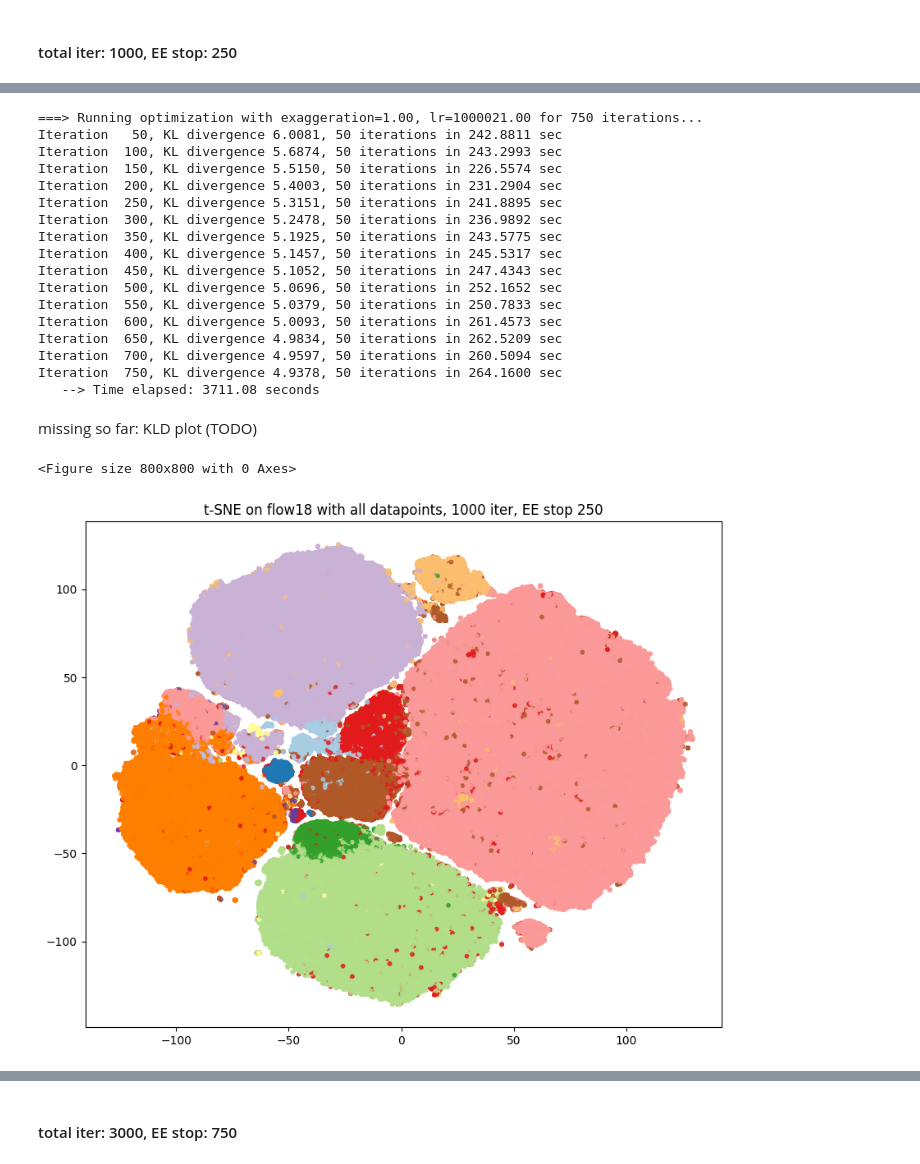
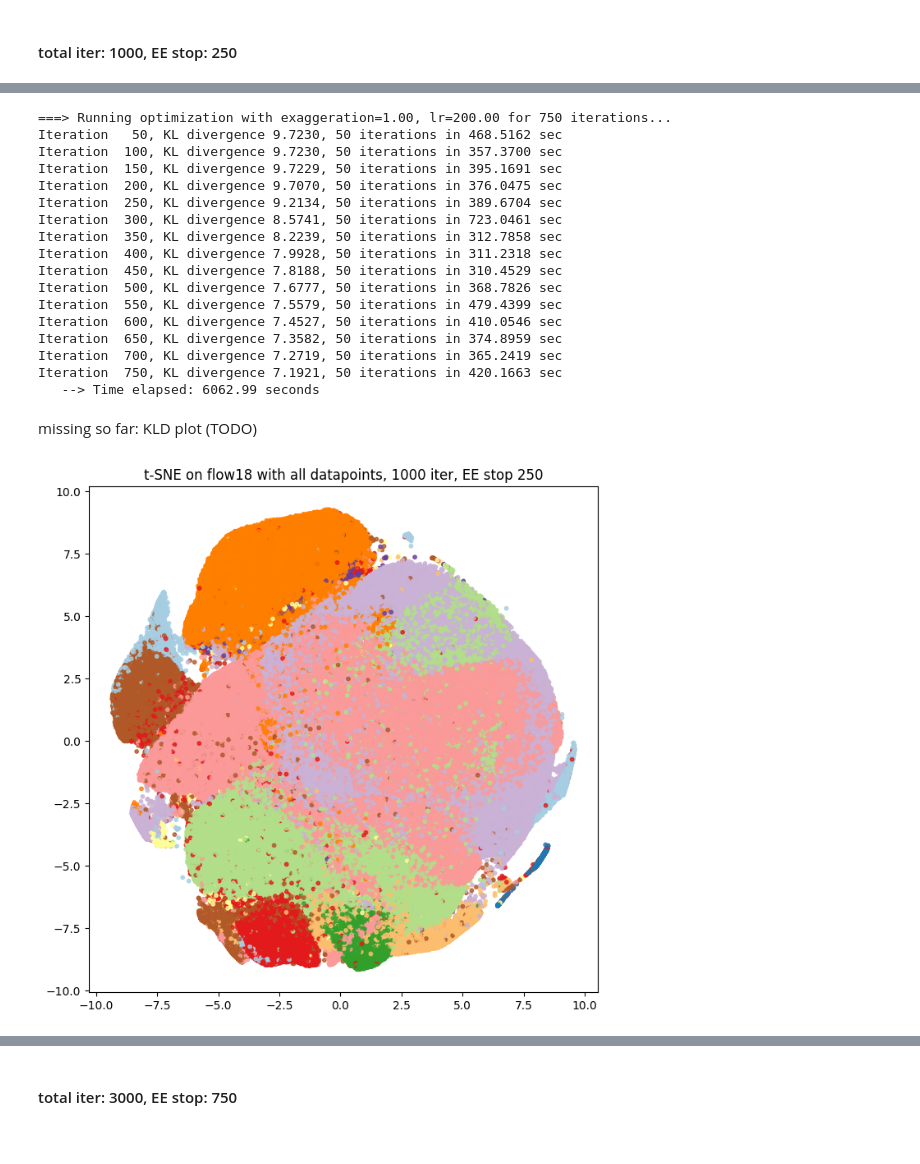
Before and after one commit to giSolve/thesis, a Jupyter notebook: code/replicating_opt-SNE.ipynb, the cells around one changed output, grey strips where cells are left out. Drawn from its saved outputs; the diff is of its cells as text; code cells hidden in the pictures.

```diff
--- a/code/replicating_opt-SNE.ipynb
+++ b/code/replicating_opt-SNE.ipynb
@@ -89,7 +79,18 @@ embedding = TSNEEmbedding(
+# %%
+# step 2: define initial embedding
+# init = openTSNE.initialization.pca(features.to_numpy(), random_state=12)
+init = openTSNE.initialization.random(n_samples=len(features) ,random_state=12, verbose=True)
+# %%
+# step 3: construct TSNEEmbedding object
+embedding = openTSNE.TSNEEmbedding(
+    init,
+    affinites,
+    verbose=True
+)
 # %% [markdown]
 #### total iter: 1000, EE stop: 250
 # %%
 ## step 4: EE phase
 kld_tracker_EE = KLDTracker(record_every=10)
-EE250_embedding = embedding.optimize(n_iter=250, exaggeration=12, callbacks= kld_tracker_EE, callbacks_every_iters=10, verbose=True)
+EE250_embedding = embedding.optimize(n_iter=250, learning_rate=200, exaggeration=12, momentum=0.5, callbacks= kld_tracker_EE, callbacks_every_iters=10, verbose=True)
 # %% [output]
@@ -117,25 +118,25 @@ plt.show()
 # step 5: embedding phase of t-SNE
 kld_tracker_embed = KLDTracker(record_every=10)
 
-final_embedding_short = EE250_embedding.optimize(n_iter=750, callbacks=kld_tracker_embed, callbacks_every_iters=10, verbose=True)
+final_embedding_short = EE250_embedding.optimize(n_iter=750, learning_rate=200, momentum=0.8, callbacks=kld_tracker_embed, callbacks_every_iters=10, verbose=True)
 # %% [output]
-===> Running optimization with exaggeration=1.00, lr=1000021.00 for 750 iterations...
-Iteration   50, KL divergence 6.0081, 50 iterations in 242.8811 sec
-Iteration  100, KL divergence 5.6874, 50 iterations in 243.2993 sec
-Iteration  150, KL divergence 5.5150, 50 iterations in 226.5574 sec
-Iteration  200, KL divergence 5.4003, 50 iterations in 231.2904 sec
-Iteration  250, KL divergence 5.3151, 50 iterations in 241.8895 sec
-Iteration  300, KL divergence 5.2478, 50 iterations in 236.9892 sec
-Iteration  350, KL divergence 5.1925, 50 iterations in 243.5775 sec
-Iteration  400, KL divergence 5.1457, 50 iterations in 245.5317 sec
-Iteration  450, KL divergence 5.1052, 50 iterations in 247.4343 sec
-Iteration  500, KL divergence 5.0696, 50 iterations in 252.1652 sec
-Iteration  550, KL divergence 5.0379, 50 iterations in 250.7833 sec
-Iteration  600, KL divergence 5.0093, 50 iterations in 261.4573 sec
-Iteration  650, KL divergence 4.9834, 50 iterations in 262.5209 sec
-Iteration  700, KL divergence 4.9597, 50 iterations in 260.5094 sec
-Iteration  750, KL divergence 4.9378, 50 iterations in 264.1600 sec
-   --> Time elapsed: 3711.08 seconds
+===> Running optimization with exaggeration=1.00, lr=200.00 for 750 iterations...
+Iteration   50, KL divergence 9.7230, 50 iterations in 468.5162 sec
+Iteration  100, KL divergence 9.7230, 50 iterations in 357.3700 sec
+Iteration  150, KL divergence 9.7229, 50 iterations in 395.1691 sec
+Iteration  200, KL divergence 9.7070, 50 iterations in 376.0475 sec
+Iteration  250, KL divergence 9.2134, 50 iterations in 389.6704 sec
+Iteration  300, KL divergence 8.5741, 50 iterations in 723.0461 sec
+Iteration  350, KL divergence 8.2239, 50 iterations in 312.7858 sec
+Iteration  400, KL divergence 7.9928, 50 iterations in 311.2318 sec
+Iteration  450, KL divergence 7.8188, 50 iterations in 310.4529 sec
+Iteration  500, KL divergence 7.6777, 50 iterations in 368.7826 sec
+Iteration  550, KL divergence 7.5579, 50 iterations in 479.4399 sec
+Iteration  600, KL divergence 7.4527, 50 iterations in 410.0546 sec
+Iteration  650, KL divergence 7.3582, 50 iterations in 374.8959 sec
+Iteration  700, KL divergence 7.2719, 50 iterations in 365.2419 sec
+Iteration  750, KL divergence 7.1921, 50 iterations in 420.1663 sec
+   --> Time elapsed: 6062.99 seconds
 # %%
 # Convert to DataFrame
 embedding_df = pd.DataFrame(final_embedding_short, columns=['x', 'y'])
@@ -145,11 +146,9 @@ embedding_df.to_csv('flow18_EE250_1000iter.csv', index=False)
 # %% [markdown]
 missing so far: KLD plot (TODO)
 # %%
-fig = plt.figure(figsize=(8,8))
-plt.figure(figsize=(10, 8))
+plt.figure(figsize=(8, 8))
 scatter = plt.scatter(final_embedding_short[:, 0], final_embedding_short[:, 1], c=labels, cmap=plt.colormaps.get_cmap('Paired'), s=10, alpha=0.8)
 plt.title("t-SNE on flow18 with all datapoints, 1000 iter, EE stop 250")
 plt.show()
 # %% [output]
-<Figure size 800x800 with 0 Axes>
-[figure, old version]
+[figure, new version]
```
Also changed, not shown: parts of 15 cells of this notebook.
